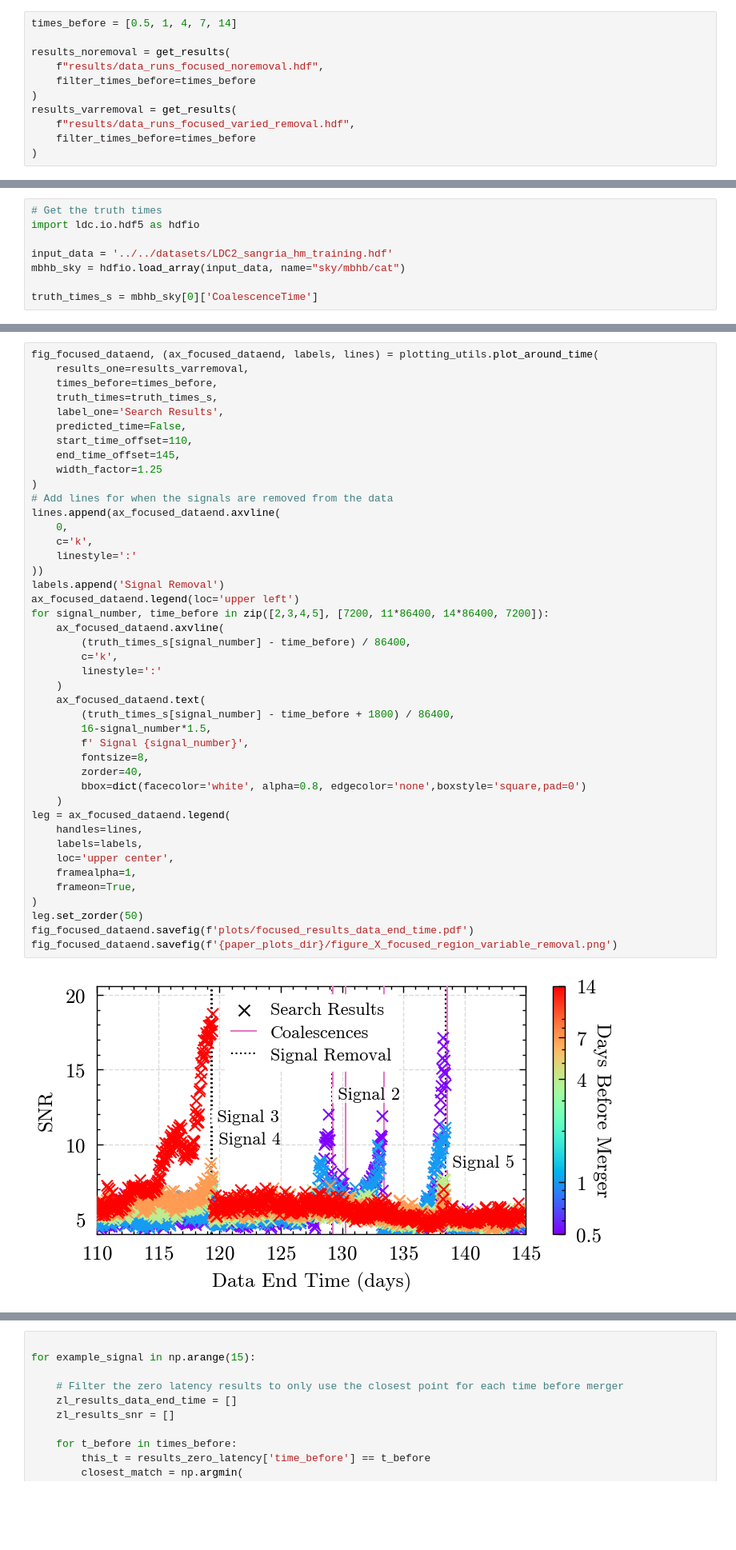
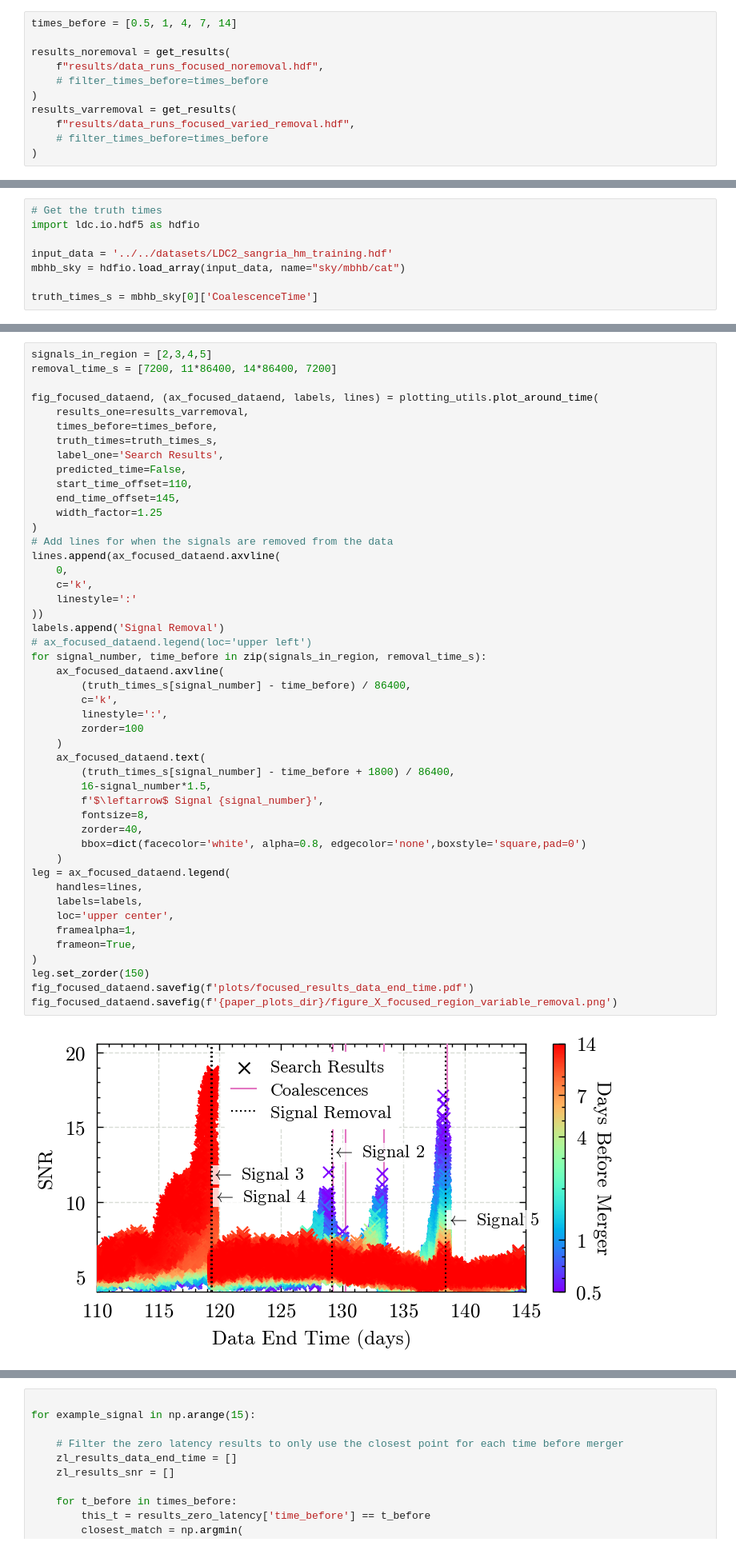
Before and after one commit to icg-gravwaves/lisa_premerger_sangria, a Jupyter notebook: search/inpainting_runs/plot_focused_data_results.ipynb, the cells around one changed output, grey strips where cells are left out. Shown at 80% size. Drawn from its saved outputs; the diff is of its cells as text; blank space fills up the shorter version.

Commit message:
Various work on plots etc for template bank and focused section

```diff
--- a/search/inpainting_runs/plot_focused_data_results.ipynb
+++ b/search/inpainting_runs/plot_focused_data_results.ipynb
@@ -49,9 +49,9 @@ times_before = [0.5, 1, 4, 7, 14]
 
 results_noremoval = get_results(
     f"results/data_runs_focused_noremoval.hdf",
-    filter_times_before=times_before
+    # filter_times_before=times_before
 )
 results_varremoval = get_results(
     f"results/data_runs_focused_varied_removal.hdf",
-    filter_times_before=times_before
+    # filter_times_before=times_before
 )
@@ -97,4 +100,7 @@ _[0].set_ylim(3,20)
 # %%
+signals_in_region = [2,3,4,5]
+removal_time_s = [7200, 11*86400, 14*86400, 7200]
+
 fig_focused_dataend, (ax_focused_dataend, labels, lines) = plotting_utils.plot_around_time(
     results_one=results_varremoval,
     times_before=times_before,
@@ -106,36 +112,37 @@ fig_focused_dataend, (ax_focused_dataend, labels, lines) = plotting_utils.plot_a
     width_factor=1.25
 )
 # Add lines for when the signals are removed from the data
 lines.append(ax_focused_dataend.axvline(
     0,
     c='k',
     linestyle=':'
 ))
 labels.append('Signal Removal')
-ax_focused_dataend.legend(loc='upper left')
-for signal_number, time_before in zip([2,3,4,5], [7200, 11*86400, 14*86400, 7200]):
+# ax_focused_dataend.legend(loc='upper left')
+for signal_number, time_before in zip(signals_in_region, removal_time_s):
     ax_focused_dataend.axvline(
         (truth_times_s[signal_number] - time_before) / 86400,
         c='k',
-        linestyle=':'
+        linestyle=':',
+        zorder=100
     )
     ax_focused_dataend.text(
         (truth_times_s[signal_number] - time_before + 1800) / 86400,
         16-signal_number*1.5,
-        f' Signal {signal_number}',
+        f'$\leftarrow$ Signal {signal_number}',
         fontsize=8,
         zorder=40,
         bbox=dict(facecolor='white', alpha=0.8, edgecolor='none',boxstyle='square,pad=0')
     )
 leg = ax_focused_dataend.legend(
     handles=lines,
     labels=labels,
     loc='upper center',
     framealpha=1,
     frameon=True,
 )
-leg.set_zorder(50)
+leg.set_zorder(150)
 fig_focused_dataend.savefig(f'plots/focused_results_data_end_time.pdf')
 fig_focused_dataend.savefig(f'{paper_plots_dir}/figure_X_focused_region_variable_removal.png')
 # %% [output]
-[figure, old version]
+[figure, new version]
```
Also changed, not shown: parts of 6 cells of this notebook, 6 other files.
